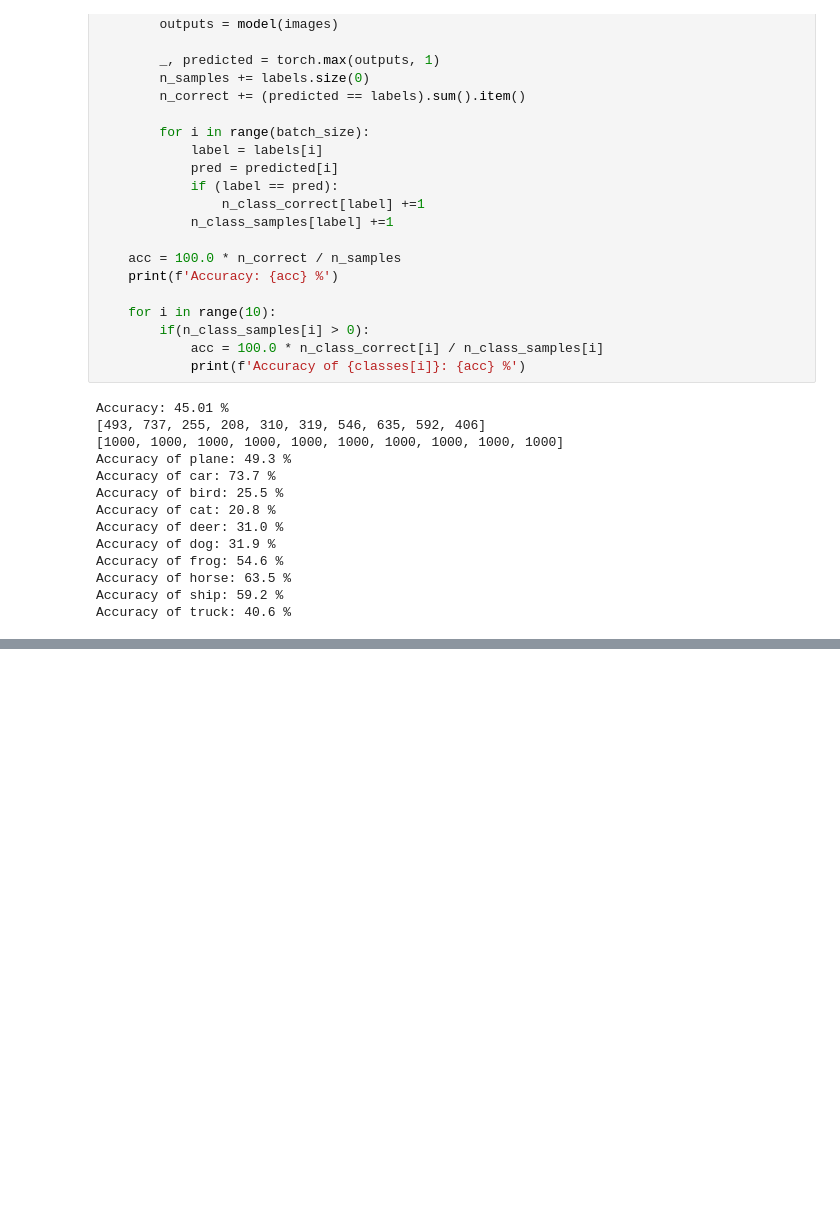
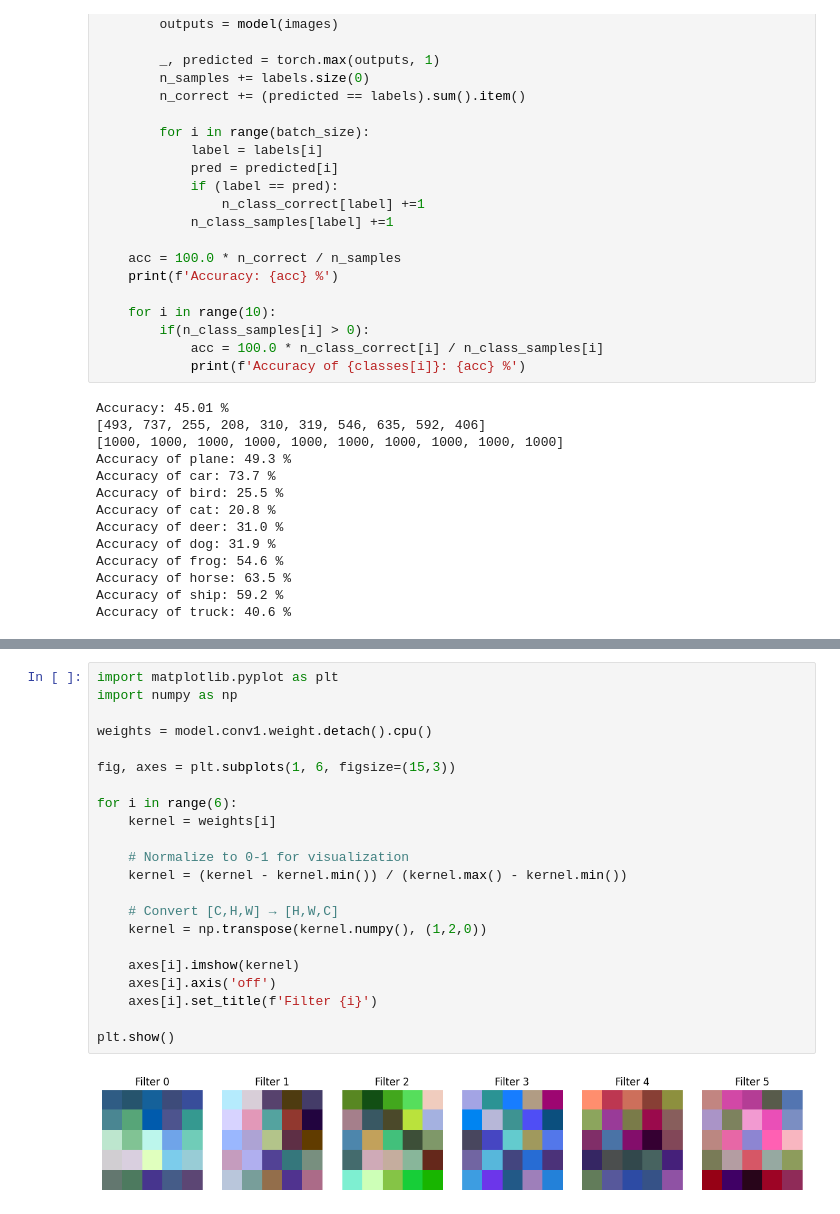
Before and after one commit to TheEagleboy/Machine-Learning, a Jupyter notebook: CNN.ipynb, the cells around one changed output, grey strips where cells are left out. Saved outputs shown, nothing was run; the diff lists cells and outputs as text; blank space fills up the shorter version.

```diff
--- a/CNN.ipynb
+++ b/CNN.ipynb
@@ -151,0 +172,24 @@ Accuracy of truck: 40.6 %
+# %%
+import matplotlib.pyplot as plt
+import numpy as np
+
+weights = model.conv1.weight.detach().cpu()
+
+fig, axes = plt.subplots(1, 6, figsize=(15,3))
+
+for i in range(6):
+    kernel = weights[i]
+
+    # Normalize to 0-1 for visualization
+    kernel = (kernel - kernel.min()) / (kernel.max() - kernel.min())
+
+    # Convert [C,H,W] → [H,W,C]
+    kernel = np.transpose(kernel.numpy(), (1,2,0))
+
+    axes[i].imshow(kernel)
+    axes[i].axis('off')
+    axes[i].set_title(f'Filter {i}')
+
+plt.show()
+# %% [output]
+[figure, added]
```
Also changed, not shown: parts of 8 cells of this notebook.
